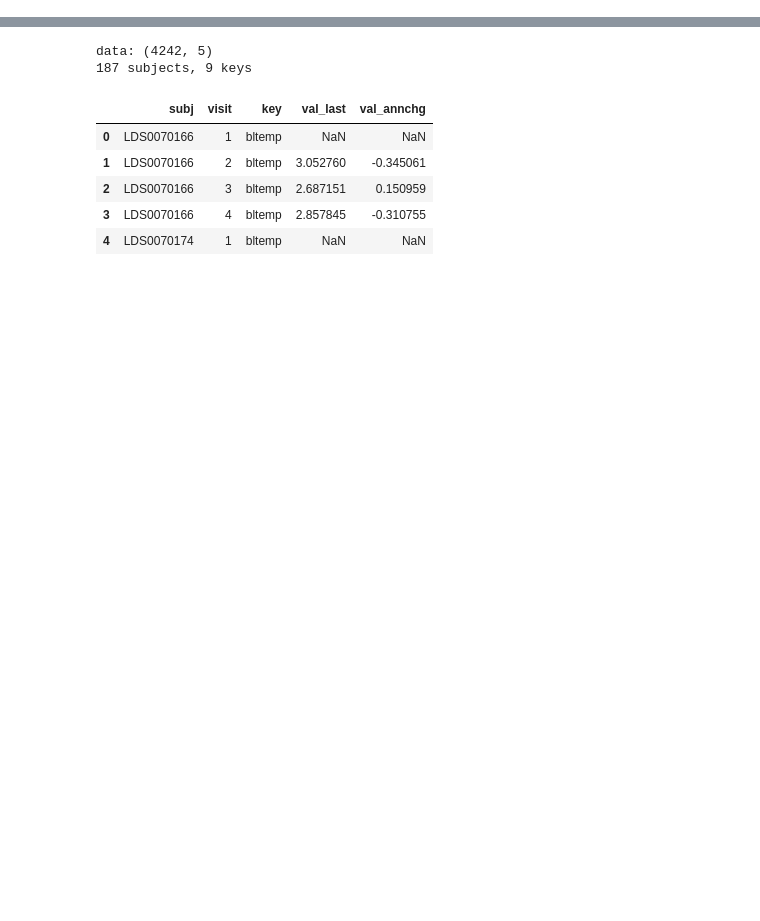
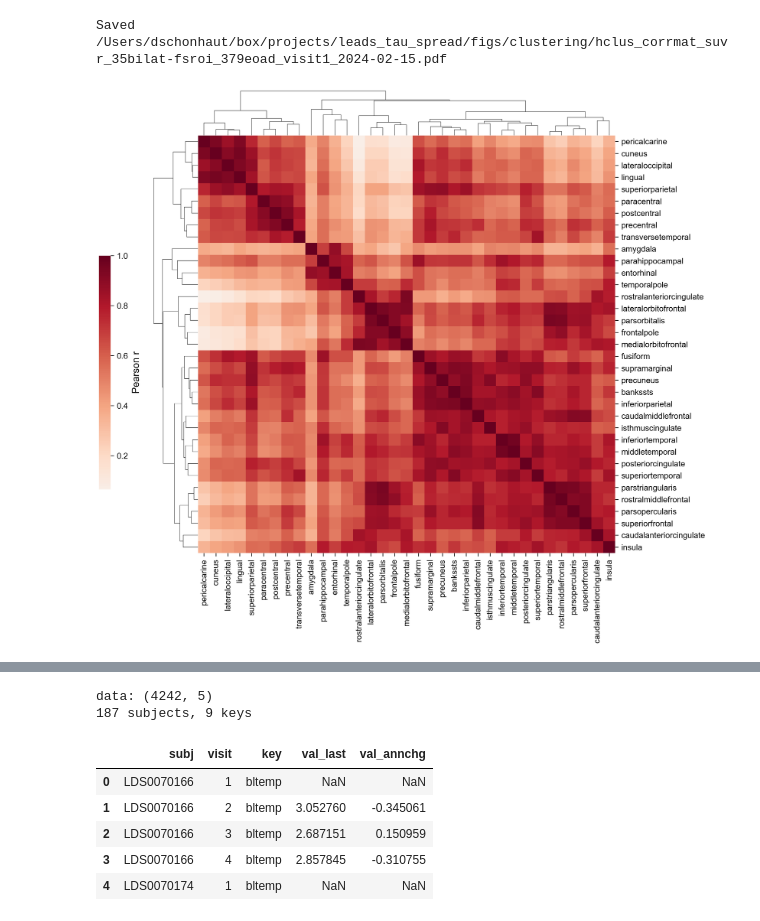
Before and after one commit to dschonhaut/leads_tau_spread, a Jupyter notebook: trails.ipynb, the cells around one changed output, grey strips where cells are left out. Drawn from its saved outputs; the diff is of its cells as text; code cells hidden in the pictures; blank space fills up the shorter version.

Commit message:
Add work on tau clustering to Trails; may move this later

```diff
--- a/trails.ipynb
+++ b/trails.ipynb
@@ -49,0 +107,36 @@ fig_dir = op.join(proj_dir, "figs", "hai_2024")
+# %%
+savefig = True
+overwrite = True
+keep_parcs = ["fsroi_bilat"]
+cols = ["subj", "roi", "suvr"]
+dat = tau_all_agg.query("(dx=='EOAD') & (parc in @keep_parcs) & (roi!='hippocampus') & (visit==1)").loc[:, cols].reset_index(drop=True).copy()
+
+# Z-score the data within subject.
+dat["zsuvr"] = dat.groupby("subj")["suvr"].transform(stats.zscore)
+
+# Plot a correlation matrix of zsuvr values across levels of dat["roi"] with hierarchical clustering.
+corrdat = dat.pivot(index="subj", columns="roi", values="suvr").corr()
+plt.close("all")
+# sns.heatmap(corrdat, cmap="RdBu_r", center=0, square=True, cbar_kws={"label": "Pearson r"})
+cg = sns.clustermap(
+    corrdat,
+    cmap="RdBu_r",
+    center=0,
+    figsize=(10, 10),
+    dendrogram_ratio=(.1, .1),
+    cbar_pos=(-0.075, .3, .02, .4),
+    cbar_kws={"label": "Pearson r"},
+)
+# Drop the axis titles
+cg.ax_heatmap.set_xlabel("")
+cg.ax_heatmap.set_ylabel("")
+
+# Save the figure.
+if savefig:
+    outf = op.join(proj_dir, "figs", "clustering", "hclus_corrmat_suvr_{}bilat-fsroi_{}eoad_visit1_{}.pdf".format(dat["roi"].nunique(), dat["subj"].nunique(), today()))
+    if overwrite or not op.isfile(outf):
+        cg.savefig(outf)
+        print(f"Saved {outf}")
+# %% [output]
+Saved /Users/dschonhaut/box/projects/leads_tau_spread/figs/clustering/hclus_corrmat_suvr_35bilat-fsroi_379eoad_visit1_2024-02-15.pdf
+[figure, added]
```
Also changed, not shown: parts of 10 cells of this notebook.
